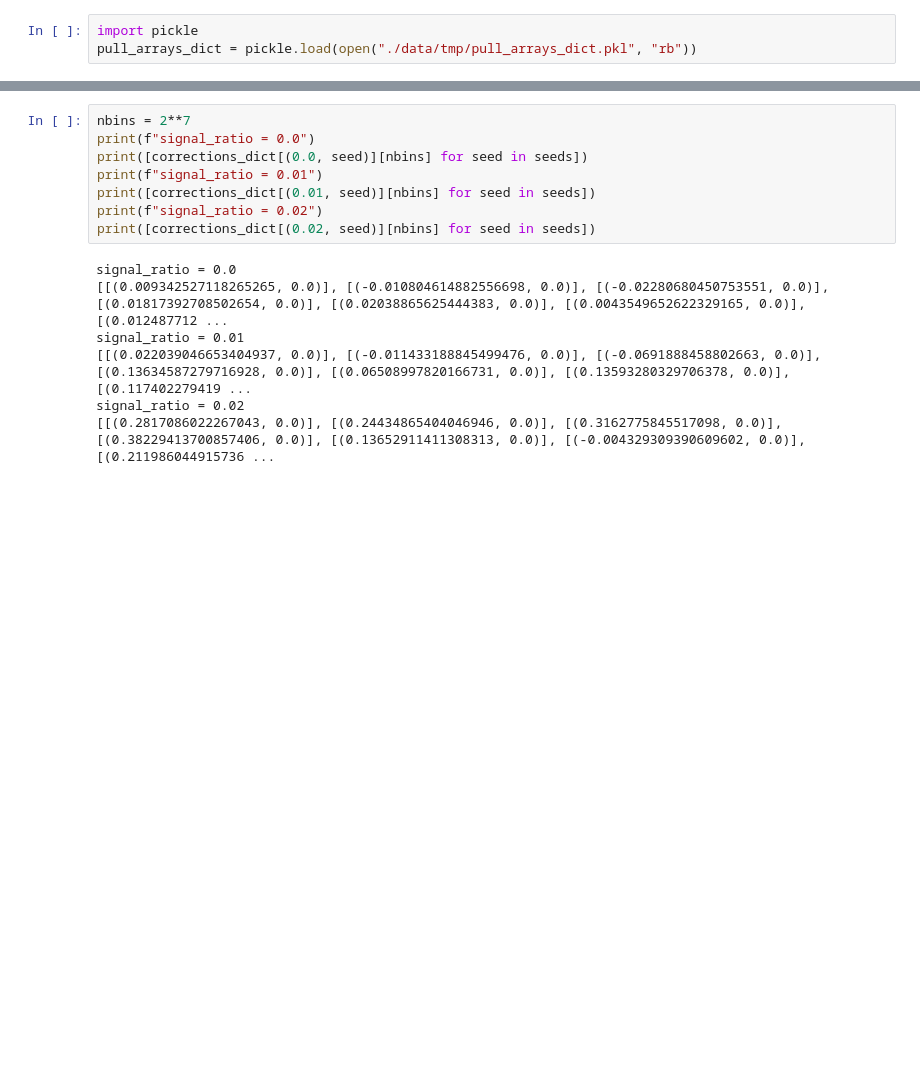
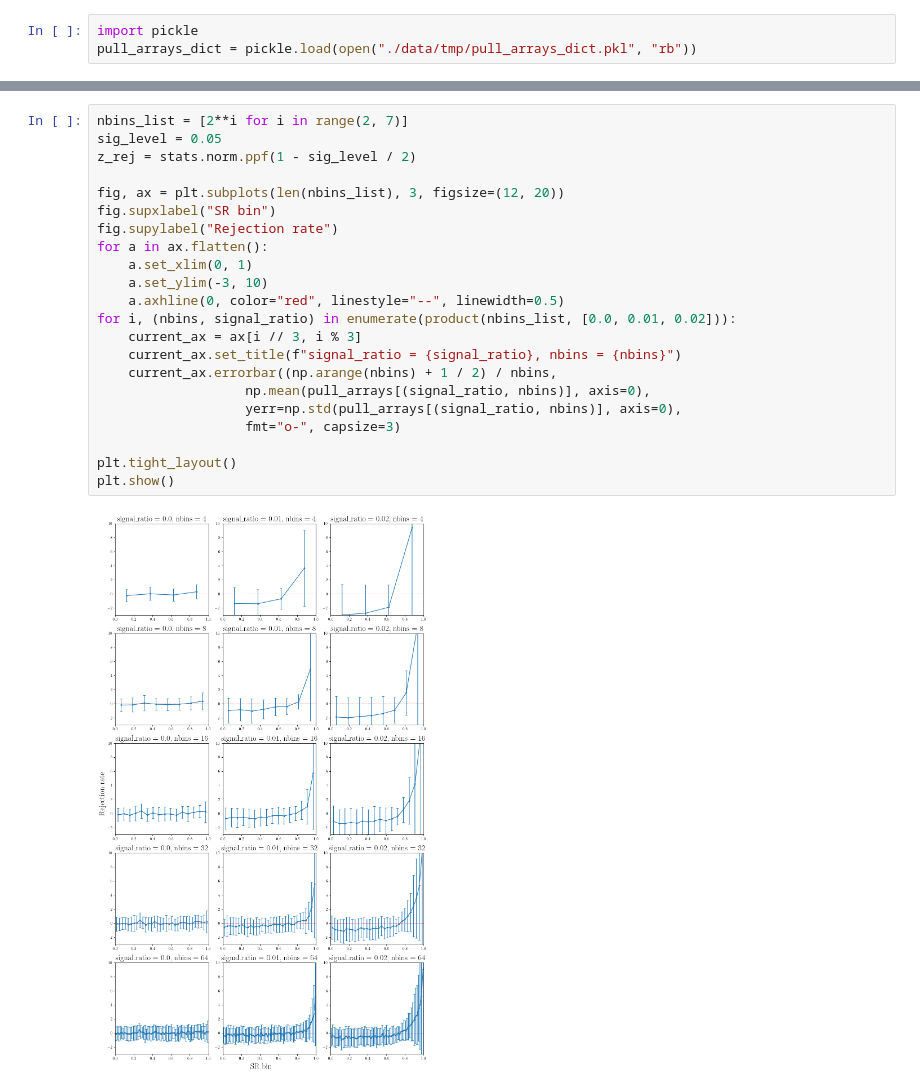
Before and after one commit to soheunyi/SRFinder, a Jupyter notebook: soheun/notebooks/systematic_error_as_nuisance.ipynb, the cells around one changed output, grey strips where cells are left out. Saved outputs shown, nothing was run; the diff lists cells and outputs as text; blank space fills up the shorter version.

```diff
--- a/soheun/notebooks/systematic_error_as_nuisance.ipynb
+++ b/soheun/notebooks/systematic_error_as_nuisance.ipynb
@@ -226,15 +374,24 @@ plt.show()
-# %%
-nbins = 2**7
-print(f"signal_ratio = 0.0")
-print([corrections_dict[(0.0, seed)][nbins] for seed in seeds])
-print(f"signal_ratio = 0.01")
-print([corrections_dict[(0.01, seed)][nbins] for seed in seeds])
-print(f"signal_ratio = 0.02")
-print([corrections_dict[(0.02, seed)][nbins] for seed in seeds])
-# %% [output]
-signal_ratio = 0.0
-[[(0.009342527118265265, 0.0)], [(-0.010804614882556698, 0.0)], [(-0.02280680450753551, 0.0)], [(0.01817392708502654, 0.0)], [(0.02038865625444383, 0.0)], [(0.0043549652622329165, 0.0)], [(0.012487712 ...
-signal_ratio = 0.01
-[[(0.022039046653404937, 0.0)], [(-0.011433188845499476, 0.0)], [(-0.0691888458802663, 0.0)], [(0.13634587279716928, 0.0)], [(0.06508997820166731, 0.0)], [(0.13593280329706378, 0.0)], [(0.117402279419 ...
-signal_ratio = 0.02
-[[(0.2817086022267043, 0.0)], [(0.24434865404046946, 0.0)], [(0.3162775845517098, 0.0)], [(0.38229413700857406, 0.0)], [(0.13652911411308313, 0.0)], [(-0.004329309390609602, 0.0)], [(0.211986044915736 ...
+# %%
+nbins_list = [2**i for i in range(2, 7)]
+sig_level = 0.05
+z_rej = stats.norm.ppf(1 - sig_level / 2)
+
+fig, ax = plt.subplots(len(nbins_list), 3, figsize=(12, 20))
+fig.supxlabel("SR bin")
+fig.supylabel("Rejection rate")
+for a in ax.flatten():
+    a.set_xlim(0, 1)
+    a.set_ylim(-3, 10)
+    a.axhline(0, color="red", linestyle="--", linewidth=0.5)
+for i, (nbins, signal_ratio) in enumerate(product(nbins_list, [0.0, 0.01, 0.02])):
+    current_ax = ax[i // 3, i % 3]
+    current_ax.set_title(f"signal_ratio = {signal_ratio}, nbins = {nbins}")
+    current_ax.errorbar((np.arange(nbins) + 1 / 2) / nbins,
+                   np.mean(pull_arrays[(signal_ratio, nbins)], axis=0),
+                   yerr=np.std(pull_arrays[(signal_ratio, nbins)], axis=0),
+                   fmt="o-", capsize=3)
+
+plt.tight_layout()
+plt.show()
+# %% [output]
+[figure, added]
```
Also changed, not shown: parts of 16 cells of this notebook, 1 other file.
